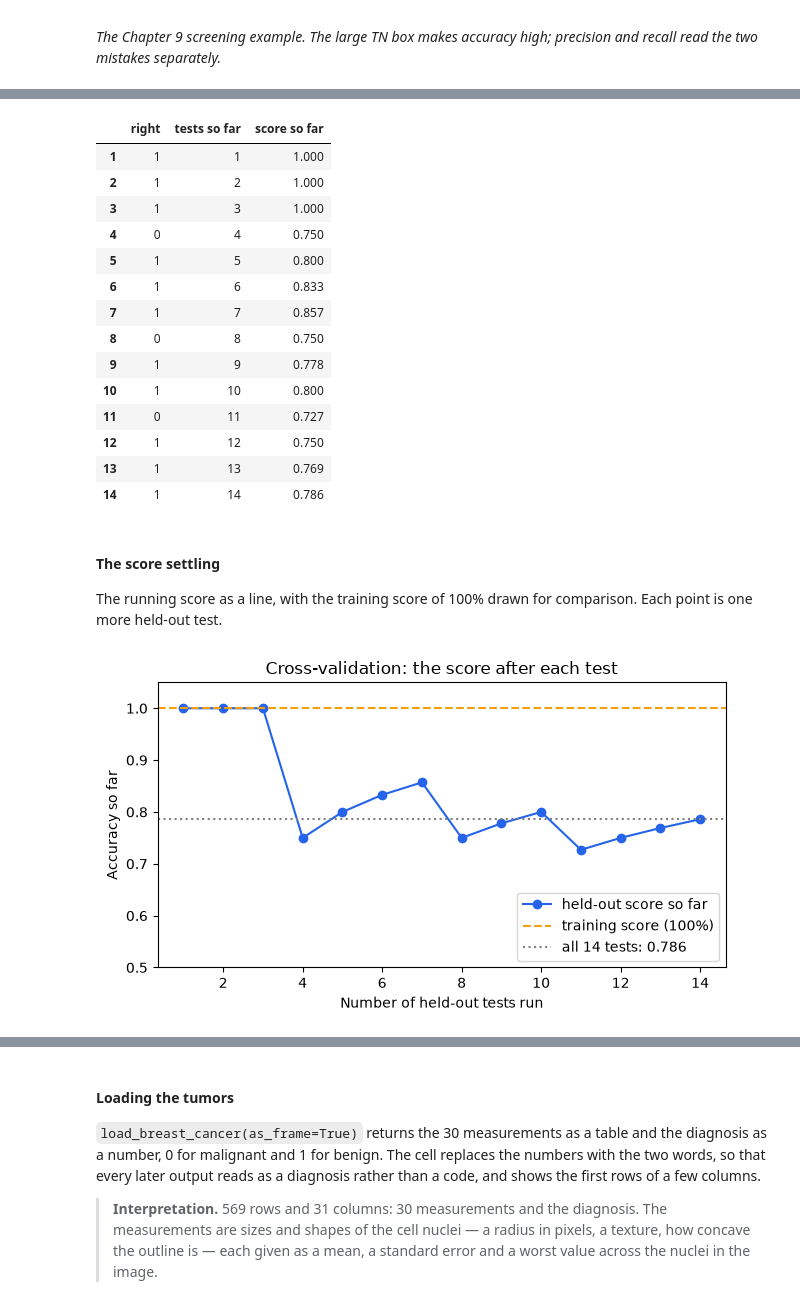
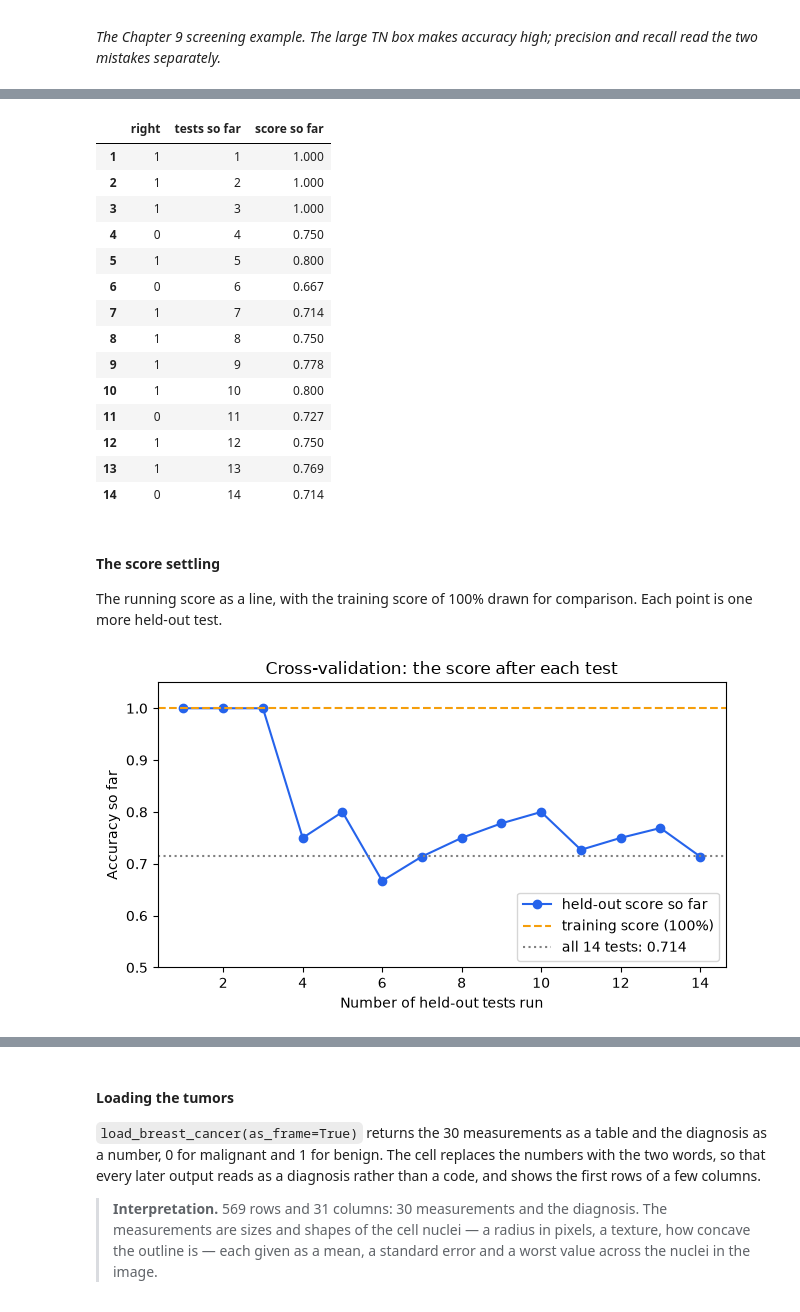
Before and after one commit to payakorn/888102-student, a Jupyter notebook: ch10_2_Evaluating_a_Classifier.ipynb, the cells around one changed output, grey strips where cells are left out. Saved outputs shown, nothing was run; the diff lists cells and outputs as text; code cells hidden in the pictures.

```diff
--- a/ch10_2_Evaluating_a_Classifier.ipynb
+++ b/ch10_2_Evaluating_a_Classifier.ipynb
@@ -256,0 +144,7 @@ comparison
+# %%
+from sklearn.model_selection import cross_val_predict, LeaveOneOut
+from sklearn.metrics import confusion_matrix, classification_report, accuracy_score
+
+held_out = cross_val_predict(DecisionTreeClassifier(random_state=0), codes, golf["play"], cv=LeaveOneOut())
+comparison = pd.DataFrame({"actual": golf["play"], "predicted": held_out}, index=golf.index)
+comparison
@@ -349,15 +259,15 @@ running
 | 3 | 1 | 3 | 1.000 |
 | 4 | 0 | 4 | 0.750 |
 | 5 | 1 | 5 | 0.800 |
-| 6 | 1 | 6 | 0.833 |
-| 7 | 1 | 7 | 0.857 |
-| 8 | 0 | 8 | 0.750 |
+| 6 | 0 | 6 | 0.667 |
+| 7 | 1 | 7 | 0.714 |
+| 8 | 1 | 8 | 0.750 |
 | 9 | 1 | 9 | 0.778 |
 | 10 | 1 | 10 | 0.800 |
 | 11 | 0 | 11 | 0.727 |
 | 12 | 1 | 12 | 0.750 |
 | 13 | 1 | 13 | 0.769 |
-| 14 | 1 | 14 | 0.786 |
+| 14 | 0 | 14 | 0.714 |
 # %% [markdown]
 #### The score settling
 
@@ -365,17 +275,17 @@ The running score as a line, with the training score of 100% drawn for compariso
 # %%
 plt.figure(figsize=(6.5, 3.8))
 plt.plot(running["tests so far"], running["score so far"], marker="o", color="#2563EB", label="held-out score so far")
 plt.axhline(1.0, color="#F59E0B", linestyle="--", label="training score (100%)")
-plt.axhline(11 / 14, color="gray", linestyle=":", label="all 14 tests: 0.786")
+plt.axhline(10 / 14, color="gray", linestyle=":", label="all 14 tests: 0.714")
 plt.ylim(0.5, 1.05)
 plt.xlabel("Number of held-out tests run")
 plt.ylabel("Accuracy so far")
 plt.title("Cross-validation: the score after each test")
 plt.legend(loc="lower right")
 plt.tight_layout()
 plt.show()
 # %% [output]
-[figure, old version]
+[figure, new version]
 # %% [markdown]
 #### What the chart shows
 
```
Also changed, not shown: parts of 54 cells of this notebook, 2 other files.
